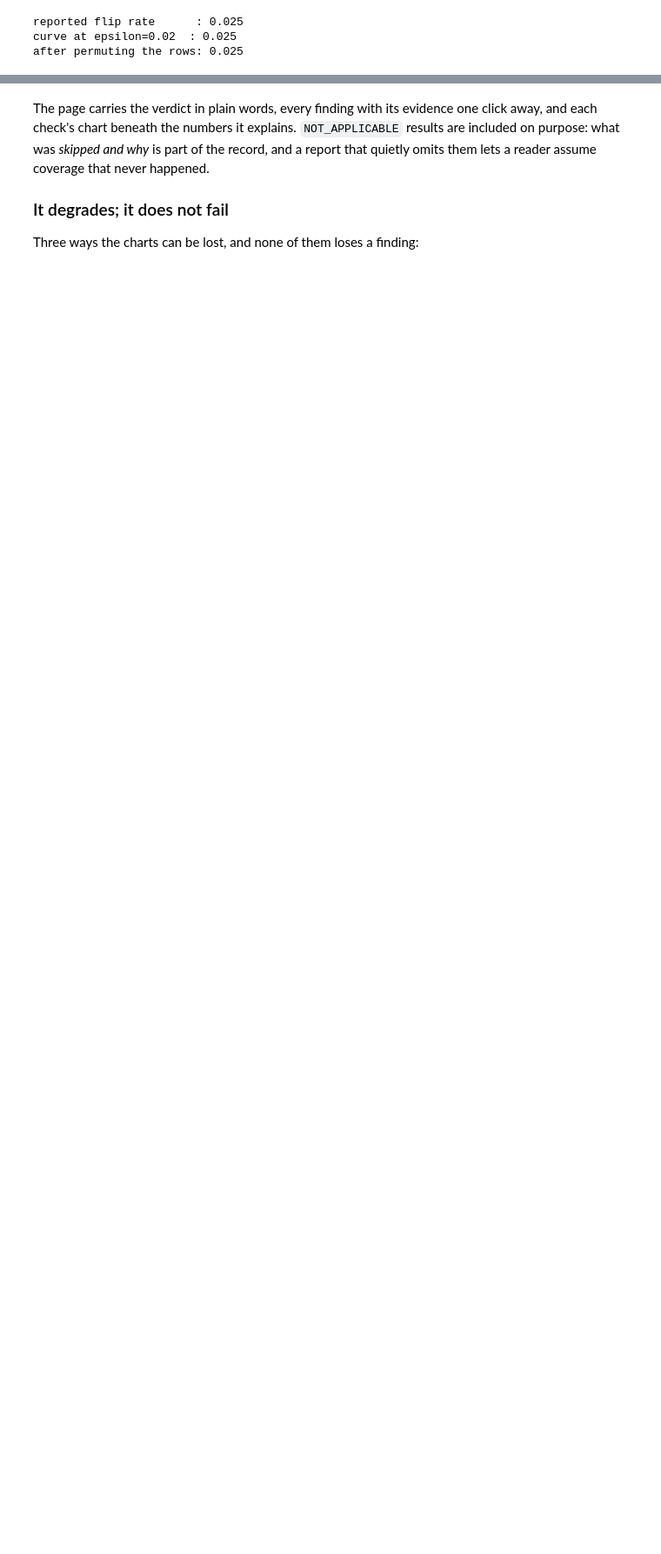
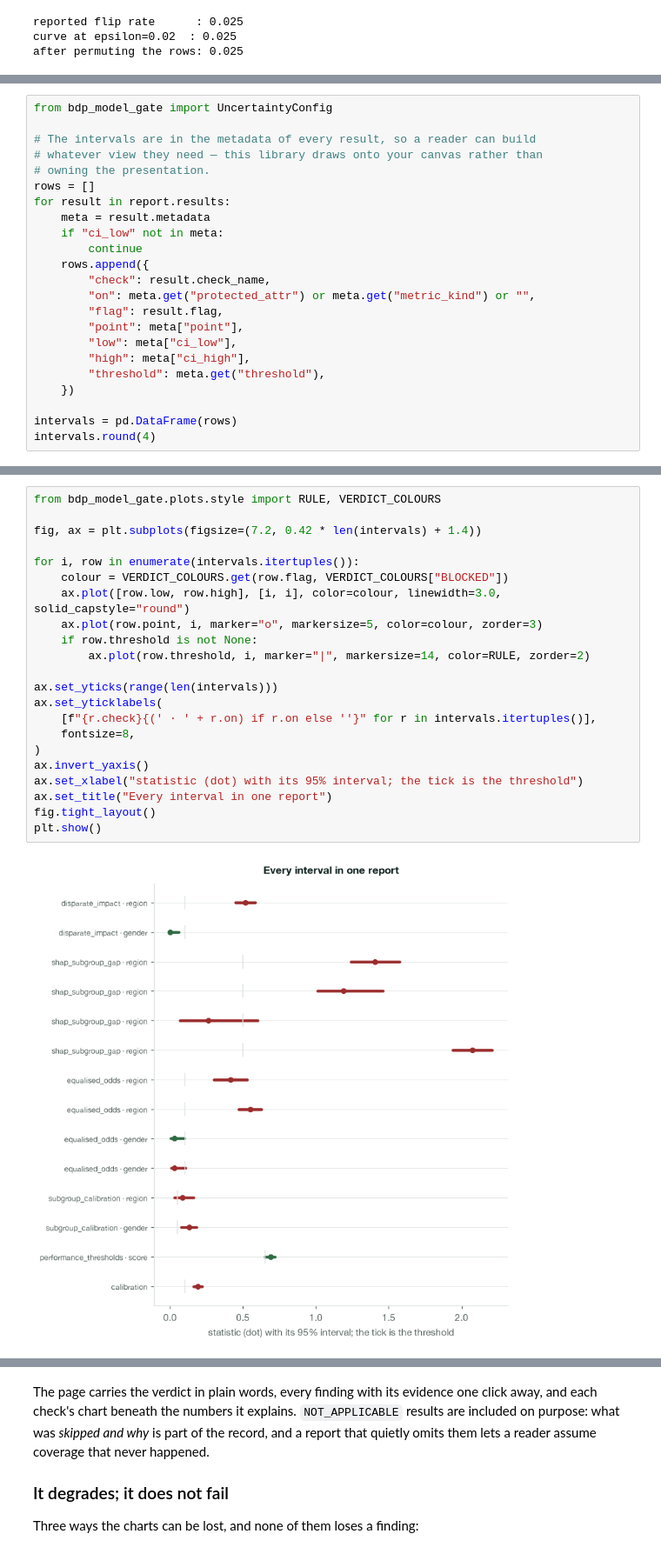
Before and after one commit to vanjy-eng/model-gate, a Jupyter notebook: examples/06_reports_and_plots.ipynb, the cells around one changed output, grey strips where cells are left out. Shown at 87% size. Saved outputs shown, nothing was run; the diff lists cells and outputs as text; blank space fills up the shorter version.

```diff
--- a/examples/06_reports_and_plots.ipynb
+++ b/examples/06_reports_and_plots.ipynb
@@ -480,0 +497,23 @@ after permuting the rows: 0.025
+# %%
+from bdp_model_gate import UncertaintyConfig
+
+# The intervals are in the metadata of every result, so a reader can build
+# whatever view they need — this library draws onto your canvas rather than
+# owning the presentation.
+rows = []
+for result in report.results:
+    meta = result.metadata
+    if "ci_low" not in meta:
+        continue
+    rows.append({
+        "check": result.check_name,
+        "on": meta.get("protected_attr") or meta.get("metric_kind") or "",
+        "flag": result.flag,
+        "point": meta["point"],
+        "low": meta["ci_low"],
+        "high": meta["ci_high"],
+        "threshold": meta.get("threshold"),
+    })
+
+intervals = pd.DataFrame(rows)
+intervals.round(4)
@@ -480,0 +546,24 @@ after permuting the rows: 0.025
+# %%
+from bdp_model_gate.plots.style import RULE, VERDICT_COLOURS
+
+fig, ax = plt.subplots(figsize=(7.2, 0.42 * len(intervals) + 1.4))
+
+for i, row in enumerate(intervals.itertuples()):
+    colour = VERDICT_COLOURS.get(row.flag, VERDICT_COLOURS["BLOCKED"])
+    ax.plot([row.low, row.high], [i, i], color=colour, linewidth=3.0, solid_capstyle="round")
+    ax.plot(row.point, i, marker="o", markersize=5, color=colour, zorder=3)
+    if row.threshold is not None:
+        ax.plot(row.threshold, i, marker="|", markersize=14, color=RULE, zorder=2)
+
+ax.set_yticks(range(len(intervals)))
+ax.set_yticklabels(
+    [f"{r.check}{(' · ' + r.on) if r.on else ''}" for r in intervals.itertuples()],
+    fontsize=8,
+)
+ax.invert_yaxis()
+ax.set_xlabel("statistic (dot) with its 95% interval; the tick is the threshold")
+ax.set_title("Every interval in one report")
+fig.tight_layout()
+plt.show()
+# %% [output]
+[figure, added]
```
Also changed, not shown: parts of 17 cells of this notebook, 17 other files.
